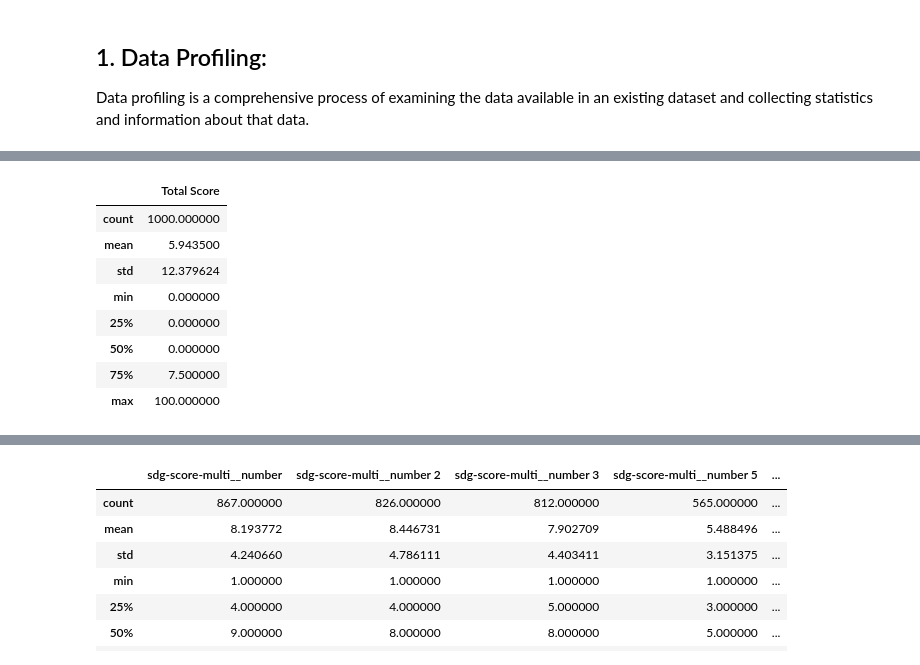
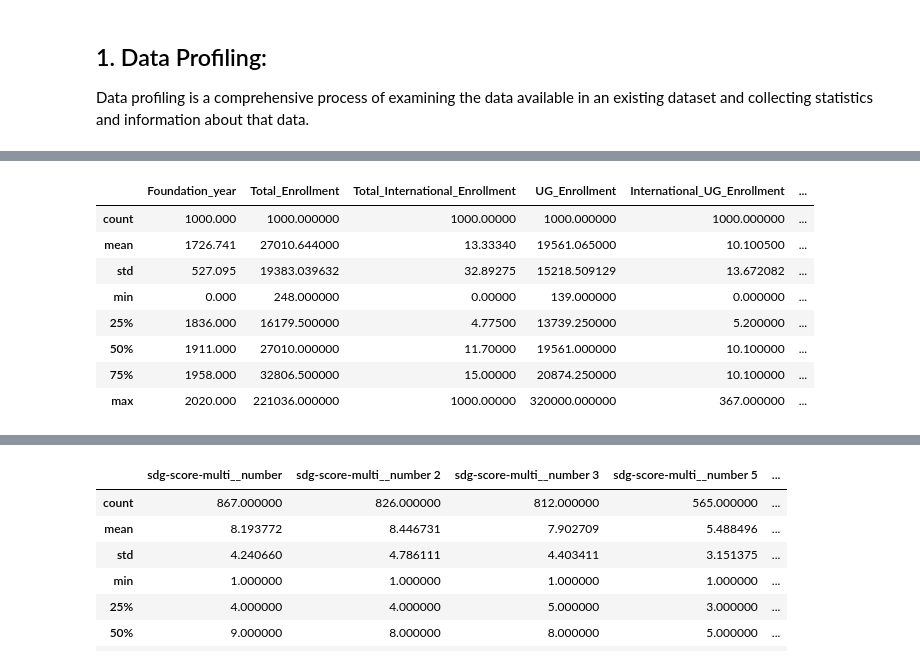
Before and after one commit to Emtnan06/World-University-Rankings, a Jupyter notebook: Usecase3.ipynb, the cells around one changed output, grey strips where cells are left out. Cells and saved outputs as stored; diff of their text form; code cells hidden in the pictures.

```diff
--- a/Usecase3.ipynb
+++ b/Usecase3.ipynb
@@ -35,10 +35,9 @@ from scipy.stats import zscore
 ## Loading the data
 We can now load the dataset into pandas using the read_csv() function. This converts the CSV file into a Pandas dataframe.
 # %%
-shanghai_Rank = pd.read_excel("/Users/emtnan/Desktop/GitHub/tuwaiq/Project 2 EDA /Usecase-3-Project-2/Data/shanghai Ranking.xlsx")
-shanghai_Rank2023 = pd.read_csv("/Users/emtnan/Desktop/GitHub/tuwaiq/Project 2 EDA /Usecase-3-Project-2/Data/shanghai-ranking_2023.csv")
-Times_Higher_Rank = pd.read_excel("/Users/emtnan/Desktop/GitHub/tuwaiq/Project 2 EDA /Usecase-3-Project-2/Data/Times Higher Education.xlsx")
-World_Rank = pd.read_excel("/Users/emtnan/Desktop/GitHub/tuwaiq/Project 2 EDA /Usecase-3-Project-2/Data/Word Rank University.xlsx")
+shanghai_Rank2023 = pd.read_csv("/Users/emtnan/Desktop/GitHub/tuwaiq/World-University-Rankings/Data/shanghai-ranking_2023.csv")
+Times_Higher_Rank = pd.read_excel("/Users/emtnan/Desktop/GitHub/tuwaiq/World-University-Rankings/Data/Times Higher Education.xlsx")
+World_Rank = pd.read_excel("/Users/emtnan/Desktop/GitHub/tuwaiq/World-University-Rankings/Data/Word Rank University.xlsx")
 # %% [markdown]
 ### Viewing the dataframe
 We can get a quick sense of the size of our dataset by using the shape method. This returns a tuple with the number of rows and columns in the dataset.
@@ -212,15 +258,15 @@ Data columns (total 9 columns):
 dtypes: float64(1), int64(1), object(7)
 memory usage: 140.8+ KB
 # %%
-shanghai_Rank.describe(include='number')
+shanghai_Rank2023.describe(include='number')
 # %% [output]
-|  | Total Score |
-| count | 1000.000000 |
-| mean | 5.943500 |
-| std | 12.379624 |
-| min | 0.000000 |
-| 25% | 0.000000 |
-| 50% | 0.000000 |
-| 75% | 7.500000 |
-| max | 100.000000 |
+|  | Foundation_year | Total_Enrollment | Total_International_Enrollment | UG_Enrollment | International_UG_Enrollment | ... |
+| count | 1000.000 | 1000.000000 | 1000.00000 | 1000.000000 | 1000.000000 | ... |
+| mean | 1726.741 | 27010.644000 | 13.33340 | 19561.065000 | 10.100500 | ... |
+| std | 527.095 | 19383.039632 | 32.89275 | 15218.509129 | 13.672082 | ... |
+| min | 0.000 | 248.000000 | 0.00000 | 139.000000 | 0.000000 | ... |
+| 25% | 1836.000 | 16179.500000 | 4.77500 | 13739.250000 | 5.200000 | ... |
+| 50% | 1911.000 | 27010.000000 | 11.70000 | 19561.000000 | 10.100000 | ... |
+| 75% | 1958.000 | 32806.500000 | 15.00000 | 20874.250000 | 10.100000 | ... |
+| max | 2020.000 | 221036.000000 | 1000.00000 | 320000.000000 | 367.000000 | ... |
 # %%
```
Also changed, not shown: parts of 85 cells of this notebook.
